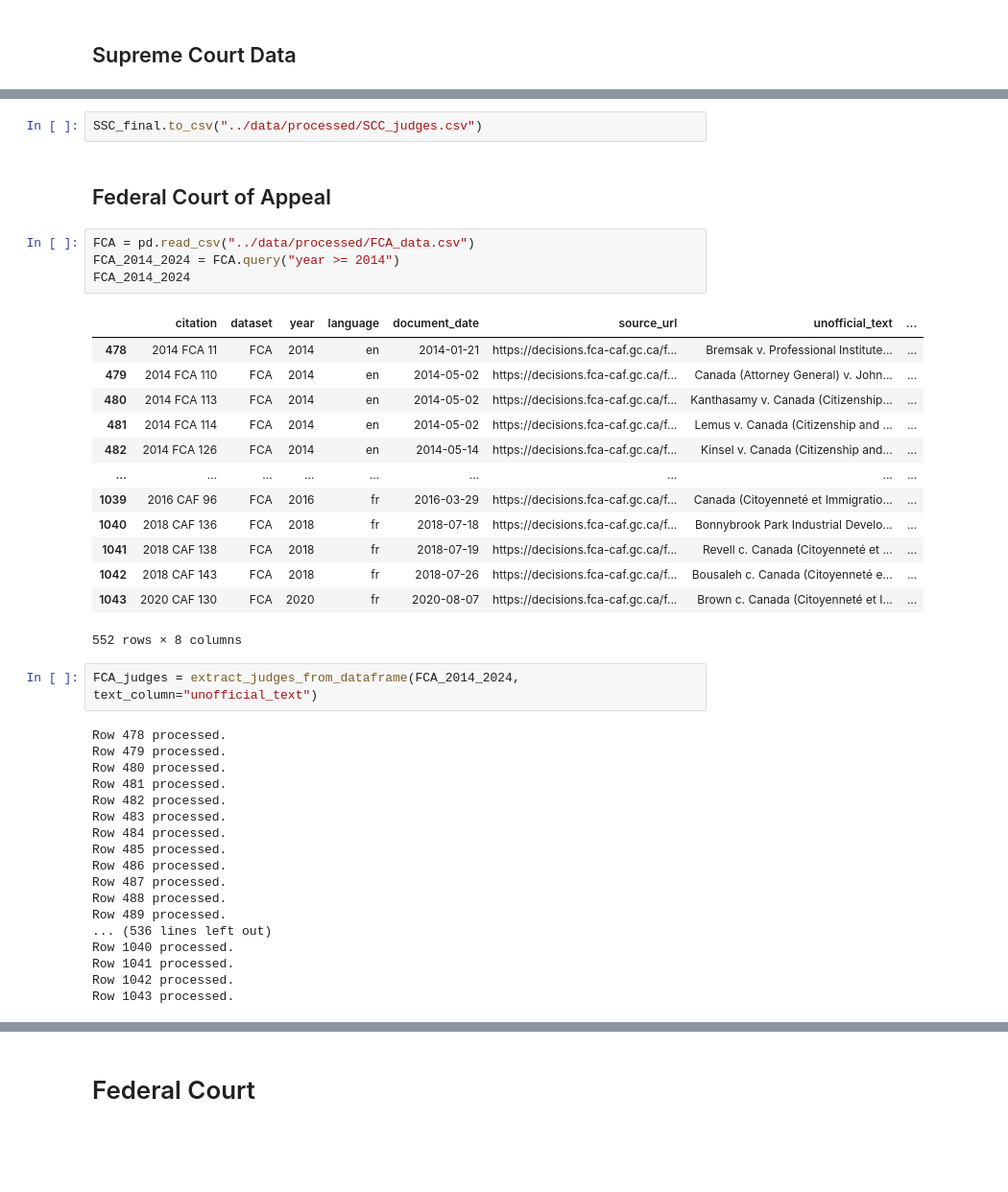
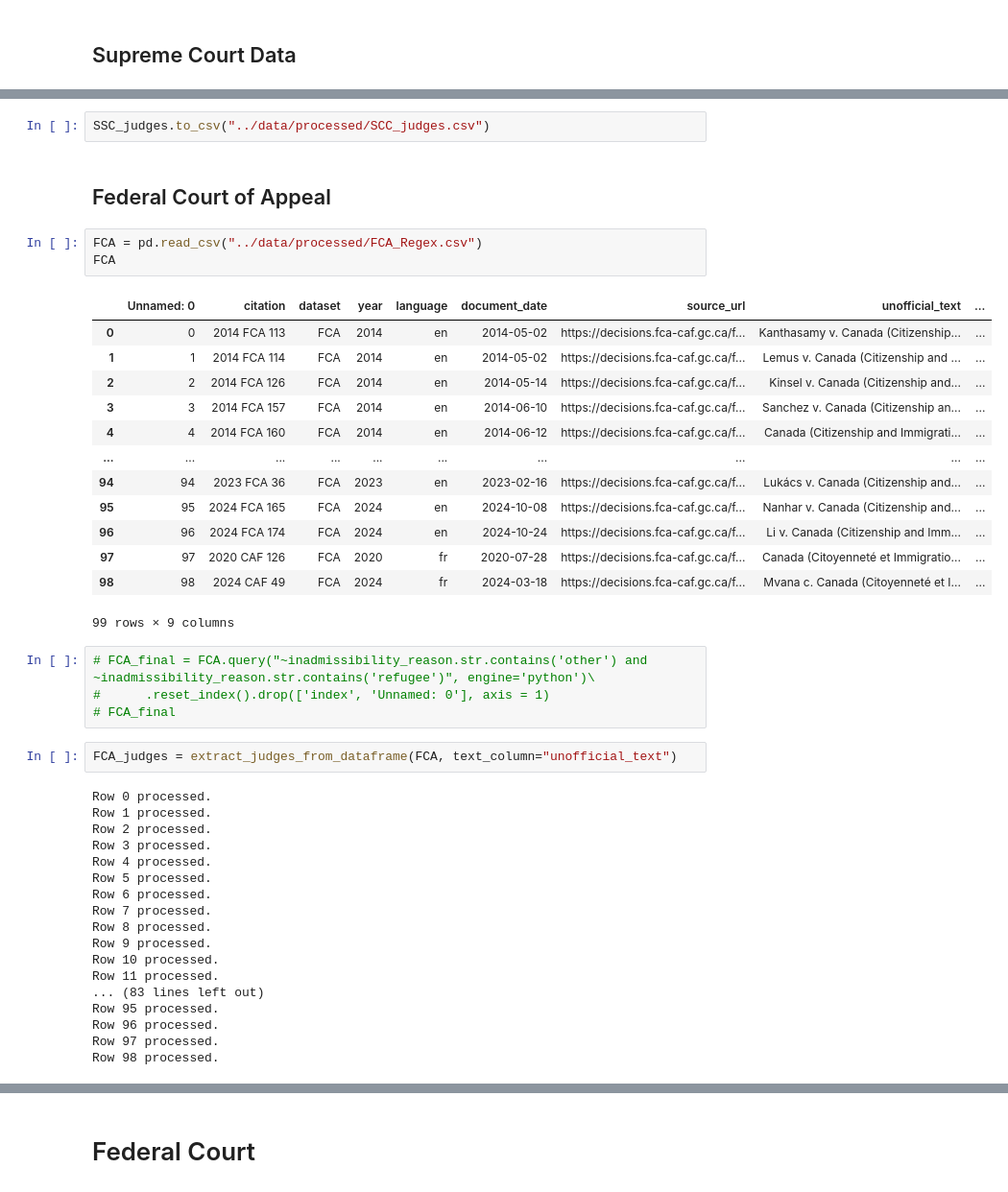
Before and after one commit to ismailbhinder/Public-Transparency-for-Immigration-Law-Canada, a Jupyter notebook: notebooks/extracting_judge_name.ipynb, the cells around one changed output, grey strips where cells are left out. Shown at 96% size. Cells and saved outputs as stored; diff of their text form; blank space fills up the shorter version.

Commit message:
Extracted Judge Names from the court cases.

```diff
--- a/notebooks/extracting_judge_name.ipynb
+++ b/notebooks/extracting_judge_name.ipynb
@@ -190,42 +178,45 @@ SSC_final
 # %%
-SSC_final.to_csv("../data/processed/SCC_judges.csv")
+SSC_judges.to_csv("../data/processed/SCC_judges.csv")
 # %% [markdown]
 ## Federal Court of Appeal
 # %%
-FCA = pd.read_csv("../data/processed/FCA_data.csv")
-FCA_2014_2024 = FCA.query("year >= 2014")
-FCA_2014_2024
+FCA = pd.read_csv("../data/processed/FCA_Regex.csv")
+FCA
 # %% [output]
-|  | citation | dataset | year | language | document_date | source_url | unofficial_text | ... |
-| 478 | 2014 FCA 11 | FCA | 2014 | en | 2014-01-21 | https://decisions.fca-caf.gc.ca/f... | Bremsak v. Professional Institute... | ... |
-| 479 | 2014 FCA 110 | FCA | 2014 | en | 2014-05-02 | https://decisions.fca-caf.gc.ca/f... | Canada (Attorney General) v. John... | ... |
-| 480 | 2014 FCA 113 | FCA | 2014 | en | 2014-05-02 | https://decisions.fca-caf.gc.ca/f... | Kanthasamy v. Canada (Citizenship... | ... |
-| 481 | 2014 FCA 114 | FCA | 2014 | en | 2014-05-02 | https://decisions.fca-caf.gc.ca/f... | Lemus v. Canada (Citizenship and ... | ... |
-| 482 | 2014 FCA 126 | FCA | 2014 | en | 2014-05-14 | https://decisions.fca-caf.gc.ca/f... | Kinsel v. Canada (Citizenship and... | ... |
-| ... | ... | ... | ... | ... | ... | ... | ... | ... |
-| 1039 | 2016 CAF 96 | FCA | 2016 | fr | 2016-03-29 | https://decisions.fca-caf.gc.ca/f... | Canada (Citoyenneté et Immigratio... | ... |
-| 1040 | 2018 CAF 136 | FCA | 2018 | fr | 2018-07-18 | https://decisions.fca-caf.gc.ca/f... | Bonnybrook Park Industrial Develo... | ... |
-| 1041 | 2018 CAF 138 | FCA | 2018 | fr | 2018-07-19 | https://decisions.fca-caf.gc.ca/f... | Revell c. Canada (Citoyenneté et ... | ... |
-| 1042 | 2018 CAF 143 | FCA | 2018 | fr | 2018-07-26 | https://decisions.fca-caf.gc.ca/f... | Bousaleh c. Canada (Citoyenneté e... | ... |
-| 1043 | 2020 CAF 130 | FCA | 2020 | fr | 2020-08-07 | https://decisions.fca-caf.gc.ca/f... | Brown c. Canada (Citoyenneté et I... | ... |
+|  | Unnamed: 0 | citation | dataset | year | language | document_date | source_url | unofficial_text | ... |
+| 0 | 0 | 2014 FCA 113 | FCA | 2014 | en | 2014-05-02 | https://decisions.fca-caf.gc.ca/f... | Kanthasamy v. Canada (Citizenship... | ... |
+| 1 | 1 | 2014 FCA 114 | FCA | 2014 | en | 2014-05-02 | https://decisions.fca-caf.gc.ca/f... | Lemus v. Canada (Citizenship and ... | ... |
+| 2 | 2 | 2014 FCA 126 | FCA | 2014 | en | 2014-05-14 | https://decisions.fca-caf.gc.ca/f... | Kinsel v. Canada (Citizenship and... | ... |
+| 3 | 3 | 2014 FCA 157 | FCA | 2014 | en | 2014-06-10 | https://decisions.fca-caf.gc.ca/f... | Sanchez v. Canada (Citizenship an... | ... |
+| 4 | 4 | 2014 FCA 160 | FCA | 2014 | en | 2014-06-12 | https://decisions.fca-caf.gc.ca/f... | Canada (Citizenship and Immigrati... | ... |
+| ... | ... | ... | ... | ... | ... | ... | ... | ... | ... |
+| 94 | 94 | 2023 FCA 36 | FCA | 2023 | en | 2023-02-16 | https://decisions.fca-caf.gc.ca/f... | Lukács v. Canada (Citizenship and... | ... |
+| 95 | 95 | 2024 FCA 165 | FCA | 2024 | en | 2024-10-08 | https://decisions.fca-caf.gc.ca/f... | Nanhar v. Canada (Citizenship and... | ... |
+| 96 | 96 | 2024 FCA 174 | FCA | 2024 | en | 2024-10-24 | https://decisions.fca-caf.gc.ca/f... | Li v. Canada (Citizenship and Imm... | ... |
+| 97 | 97 | 2020 CAF 126 | FCA | 2020 | fr | 2020-07-28 | https://decisions.fca-caf.gc.ca/f... | Canada (Citoyenneté et Immigratio... | ... |
+| 98 | 98 | 2024 CAF 49 | FCA | 2024 | fr | 2024-03-18 | https://decisions.fca-caf.gc.ca/f... | Mvana c. Canada (Citoyenneté et I... | ... |
-552 rows × 8 columns
+99 rows × 9 columns
+# %%
+# FCA_final = FCA.query("~inadmissibility_reason.str.contains('other') and ~inadmissibility_reason.str.contains('refugee')", engine='python')\
+#      .reset_index().drop(['index', 'Unnamed: 0'], axis = 1)
+# FCA_final
 # %%
-FCA_judges = extract_judges_from_dataframe(FCA_2014_2024, text_column="unofficial_text")
+FCA_judges = extract_judges_from_dataframe(FCA, text_column="unofficial_text")
 # %% [output]
-Row 478 processed.
-Row 479 processed.
-Row 480 processed.
-Row 481 processed.
-Row 482 processed.
-Row 483 processed.
-Row 484 processed.
-Row 485 processed.
-Row 486 processed.
-Row 487 processed.
-Row 488 processed.
-Row 489 processed.
-... (536 lines left out)
-Row 1040 processed.
-Row 1041 processed.
-Row 1042 processed.
-Row 1043 processed.
+Row 0 processed.
+Row 1 processed.
+Row 2 processed.
+Row 3 processed.
+Row 4 processed.
+Row 5 processed.
+Row 6 processed.
+Row 7 processed.
+Row 8 processed.
+Row 9 processed.
+Row 10 processed.
+Row 11 processed.
+... (83 lines left out)
+Row 95 processed.
+Row 96 processed.
+Row 97 processed.
+Row 98 processed.
```
Also changed, not shown: parts of 13 cells of this notebook, 2 other files.
